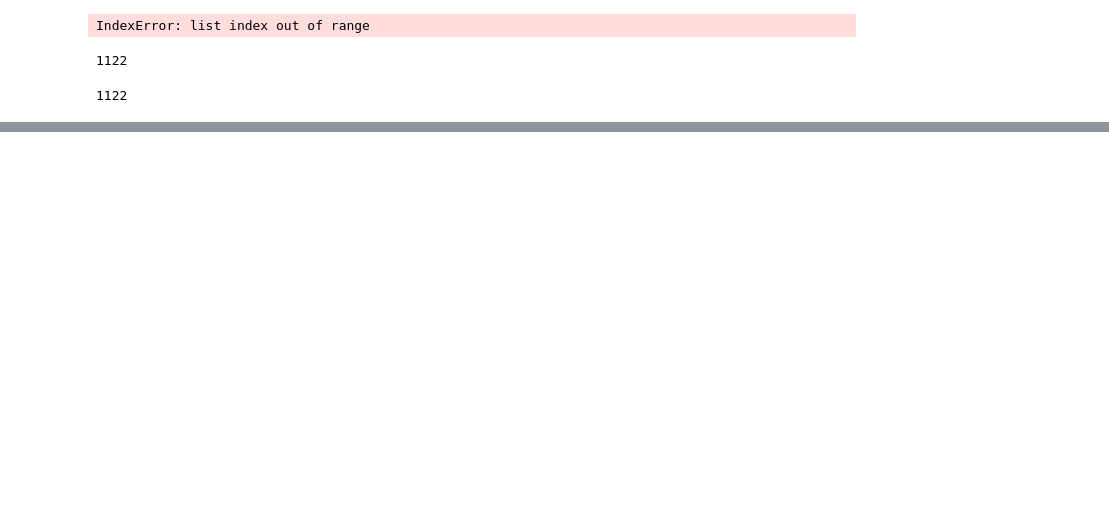
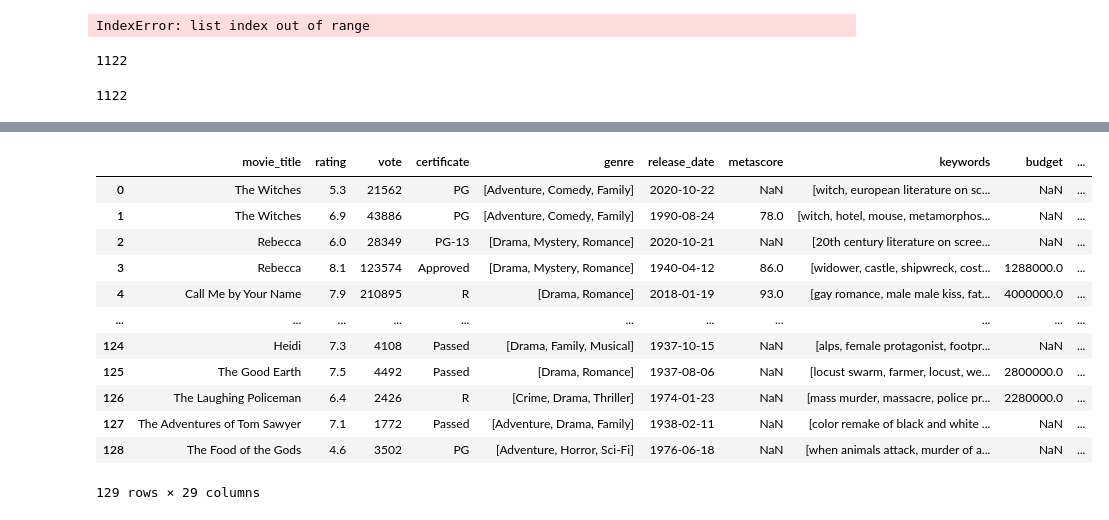
Before and after one commit to katiehuang1221/Predict-Revenue-Of-Movie-Adaptation, a Jupyter notebook: notebooks/goodreads_practice2.ipynb, the cells around one changed output, grey strips where cells are left out. Drawn from its saved outputs; the diff is of its cells as text; code cells hidden in the pictures; blank space fills up the shorter version.

Commit message:
Compete second scrape for books (would add 129 rows)

```diff
--- a/notebooks/goodreads_practice2.ipynb
+++ b/notebooks/goodreads_practice2.ipynb
@@ -305,2 +184,0 @@ base_url="https://www.goodreads.com/list/show/2451.I_Saw_the_Movie_Read_the_Book
-# %%
-soup = get_soup(base_url)
@@ -386,0 +189,9 @@ tests.strip('(').strip(')').split()
+# %%
+# Create list of info of the overlap books!
+# (books that will be added)
+overlap_book_info_list = []
+
+for book_url in overlap_book_url_list:
+    soup = get_soup(book_url)
+    info = get_bookdata(soup)
+    overlap_book_info_list.append(info)
@@ -386,0 +202,2 @@ tests.strip('(').strip(')').split()
+# %%
+overlap_book_df = pd.DataFrame(overlap_book_info_list)
@@ -386,0 +341,20 @@ tests.strip('(').strip(')').split()
+# %%
+# Prepare to Google!
+# Combine movie_df and book data
+combined_df = pd.merge(movie_df,overlap_book_df,left_on='movie_title',right_on='book_title',how='inner')
+# %%
+combined_df
+# %% [output]
+|  | movie_title | rating | vote | certificate | genre | release_date | metascore | keywords | budget | ... |
+| 0 | The Witches | 5.3 | 21562 | PG | [Adventure, Comedy, Family] | 2020-10-22 | NaN | [witch, european literature on sc... | NaN | ... |
+| 1 | The Witches | 6.9 | 43886 | PG | [Adventure, Comedy, Family] | 1990-08-24 | 78.0 | [witch, hotel, mouse, metamorphos... | NaN | ... |
+| 2 | Rebecca | 6.0 | 28349 | PG-13 | [Drama, Mystery, Romance] | 2020-10-21 | NaN | [20th century literature on scree... | NaN | ... |
+| 3 | Rebecca | 8.1 | 123574 | Approved | [Drama, Mystery, Romance] | 1940-04-12 | 86.0 | [widower, castle, shipwreck, cost... | 1288000.0 | ... |
+| 4 | Call Me by Your Name | 7.9 | 210895 | R | [Drama, Romance] | 2018-01-19 | 93.0 | [gay romance, male male kiss, fat... | 4000000.0 | ... |
+| ... | ... | ... | ... | ... | ... | ... | ... | ... | ... | ... |
+| 124 | Heidi | 7.3 | 4108 | Passed | [Drama, Family, Musical] | 1937-10-15 | NaN | [alps, female protagonist, footpr... | NaN | ... |
+| 125 | The Good Earth | 7.5 | 4492 | Passed | [Drama, Romance] | 1937-08-06 | NaN | [locust swarm, farmer, locust, we... | 2800000.0 | ... |
+| 126 | The Laughing Policeman | 6.4 | 2426 | R | [Crime, Drama, Thriller] | 1974-01-23 | NaN | [mass murder, massacre, police pr... | 2280000.0 | ... |
+| 127 | The Adventures of Tom Sawyer | 7.1 | 1772 | Passed | [Adventure, Drama, Family] | 1938-02-11 | NaN | [color remake of black and white ... | NaN | ... |
+| 128 | The Food of the Gods | 4.6 | 3502 | PG | [Adventure, Horror, Sci-Fi] | 1976-06-18 | NaN | [when animals attack, murder of a... | NaN | ... |
+129 rows × 29 columns
```
Also changed, not shown: parts of 94 cells of this notebook, 6 other files.
